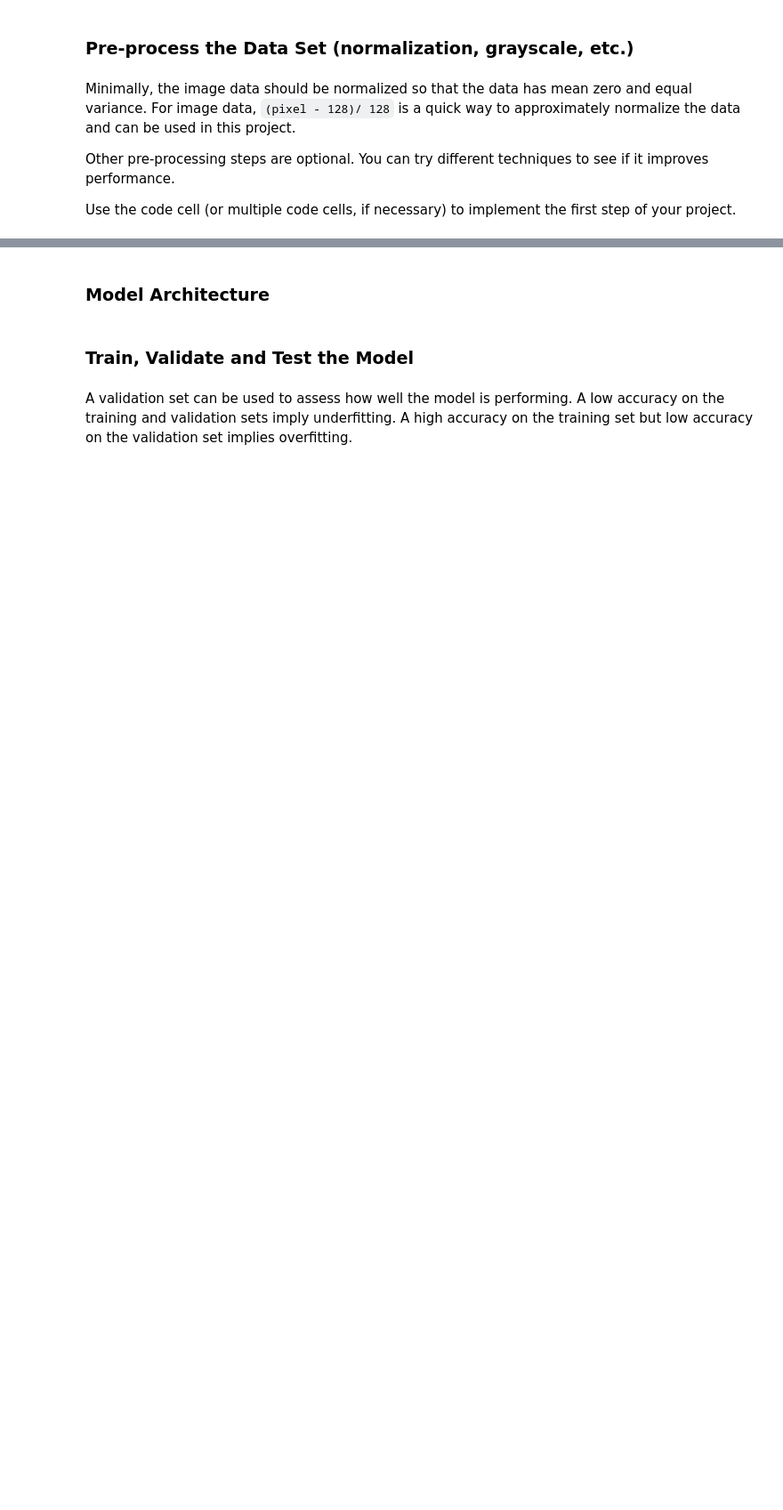
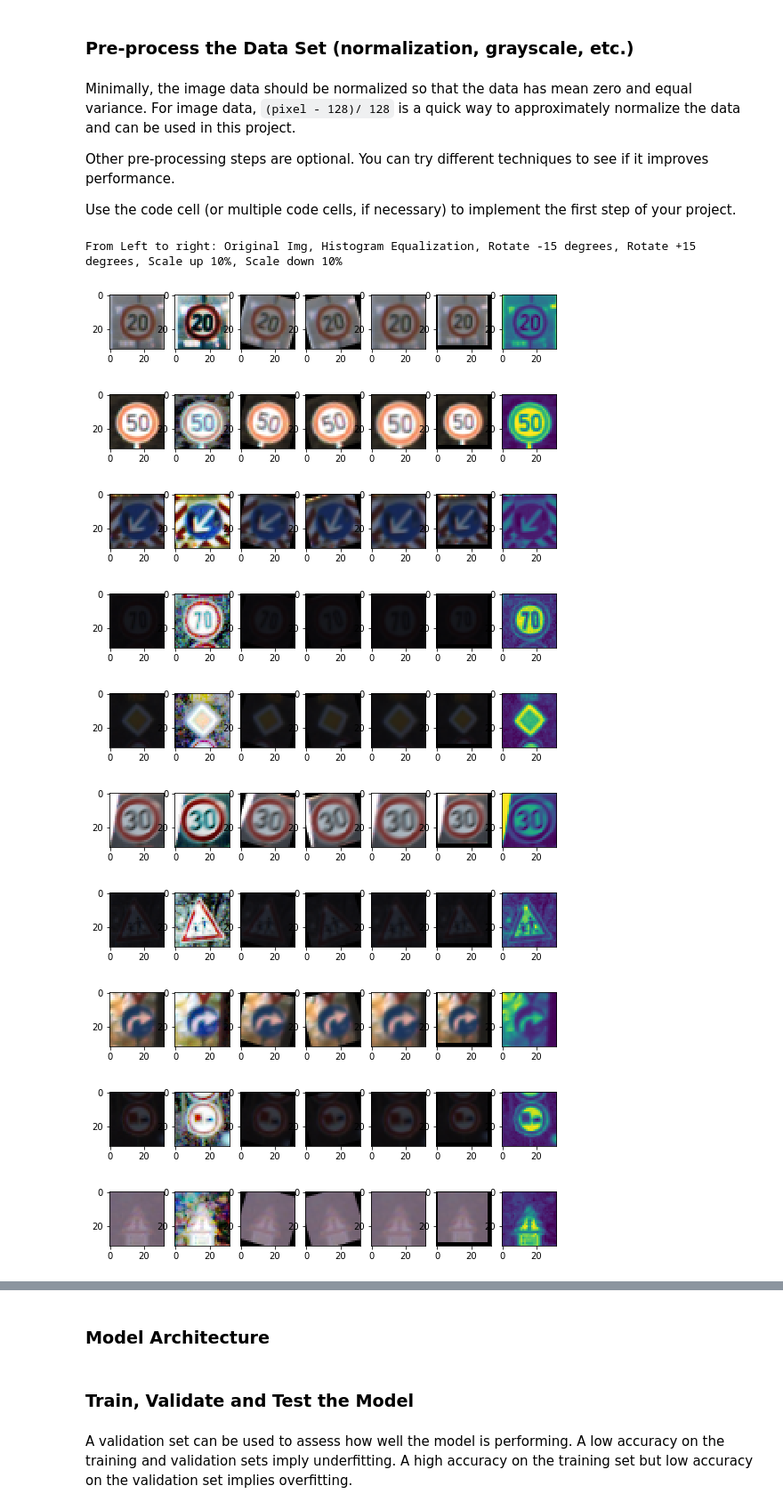
Before and after one commit to utsawk/CarND-Traffic-Sign-Classifier-Project, a Jupyter notebook: Traffic_Sign_Classifier.ipynb, the cells around one changed output, grey strips where cells are left out. Shown at 89% size. Saved outputs shown, nothing was run; the diff lists cells and outputs as text; code cells hidden in the pictures; blank space fills up the shorter version.

Commit message:
Grayscaling and CLAHE added

```diff
--- a/Traffic_Sign_Classifier.ipynb
+++ b/Traffic_Sign_Classifier.ipynb
@@ -146,7 +157,30 @@ Other pre-processing steps are optional. You can try different techniques to see
 Use the code cell (or multiple code cells, if necessary) to implement the first step of your project.
 # %%
 from skimage.transform import rescale
-from cv2 import getRotationMatrix2D, warpAffine, INTER_LINEAR, equalizeHist
+from cv2 import getRotationMatrix2D, warpAffine, INTER_LINEAR, equalizeHist, cvtColor, createCLAHE, COLOR_BGR2YUV, filter2D
+
+def motion_blur(image):
+    """motion blue inspired by:
+    https://www.packtpub.com/mapt/book/application_development/9781785283932/2/ch02lvl1sec21/motion-blur
+    """
+    size = 5
+
+    # generating the kernel
+    kernel_motion_blur = np.zeros((size, size))
+    kernel_motion_blur[int((size-1)/2), :] = np.ones(size)
+    kernel_motion_blur = kernel_motion_blur / size
+
+    # applying the kernel to the input image
+    output = cv2.filter2D(img, -1, kernel_motion_blur)
+
+def CLAHE(image):
+    clahe = createCLAHE(tileGridSize=(4,4))
+    image = clahe.apply(image)
+    image = image.reshape(image.shape + (1,))
+    return image
+
+def grayscale(image):
+    return(cvtColor(image, (COLOR_BGR2YUV))[:,:,0])
 
 def hist_equalization(image):
     image1 = np.copy(image)
@@ -172,39 +206,54 @@ def scale_image_down(image, scaling):
 def data_augmentation(X_train, y_train):
     X_hist_eq = np.array([hist_equalization(image) for image in X_train])
     X_rotate_clockwise = np.array([rotate_image(image, 15) for image in X_train])
     X_rotate_anticlockwise = np.array([rotate_image(image, -15) for image in X_train])
     X_scale_up = np.array([scale_image_up(image, 1.1) for image in X_train])
     X_scale_down = np.array([scale_image_down(image, 0.9) for image in X_train])
     X_train = np.concatenate((X_train, X_hist_eq, X_rotate_clockwise, \
                               X_rotate_anticlockwise, X_scale_up, X_scale_down), axis = 0)
     y_train = np.concatenate((y_train, y_train, y_train, y_train, y_train, y_train))
     return X_train, y_train
 
 print("From Left to right: Original Img, Histogram Equalization, Rotate -15 degrees, Rotate +15 degrees, Scale up 10%, Scale down 10%")
 
 for i in range(10):
     index = random.randint(0, len(X_train))
     image = X_train[index].squeeze()
 
     implot = plt.figure(figsize=(9,3))
 
-    ax = implot.add_subplot(1,6,1)
+    ax = implot.add_subplot(1,7,1)
     ax.imshow(image)
 
-    ax = implot.add_subplot(1,6,2)
+    ax = implot.add_subplot(1,7,2)
     ax.imshow(hist_equalization(image))
 
-    ax = implot.add_subplot(1,6,3)
+    ax = implot.add_subplot(1,7,3)
     ax.imshow(rotate_image(image, -15))
 
-    ax = implot.add_subplot(1,6,4)
+    ax = implot.add_subplot(1,7,4)
     ax.imshow(rotate_image(image, 15))
 
-    ax = implot.add_subplot(1,6,5)
+    ax = implot.add_subplot(1,7,5)
     ax.imshow(scale_image_up(image, 1.1))
 
-    ax = implot.add_subplot(1,6,6)
+    ax = implot.add_subplot(1,7,6)
     ax.imshow(scale_image_down(image, 0.9))
+
+    ax = implot.add_subplot(1,7,7)
+    ax.imshow(grayscale(image))
+# %% [output]
+From Left to right: Original Img, Histogram Equalization, Rotate -15 degrees, Rotate +15 degrees, Scale up 10%, Scale down 10%
+[figure, added]
+[figure, added]
+[figure, added]
+[figure, added]
+[figure, added]
+[figure, added]
+[figure, added]
+[figure, added]
+[figure, added]
+[figure, added]
 # %%
 ### Preprocess the data here. It is required to normalize the data. Other preprocessing steps could include
 ### converting to grayscale, etc.
```
Also changed, not shown: parts of 8 cells of this notebook.
